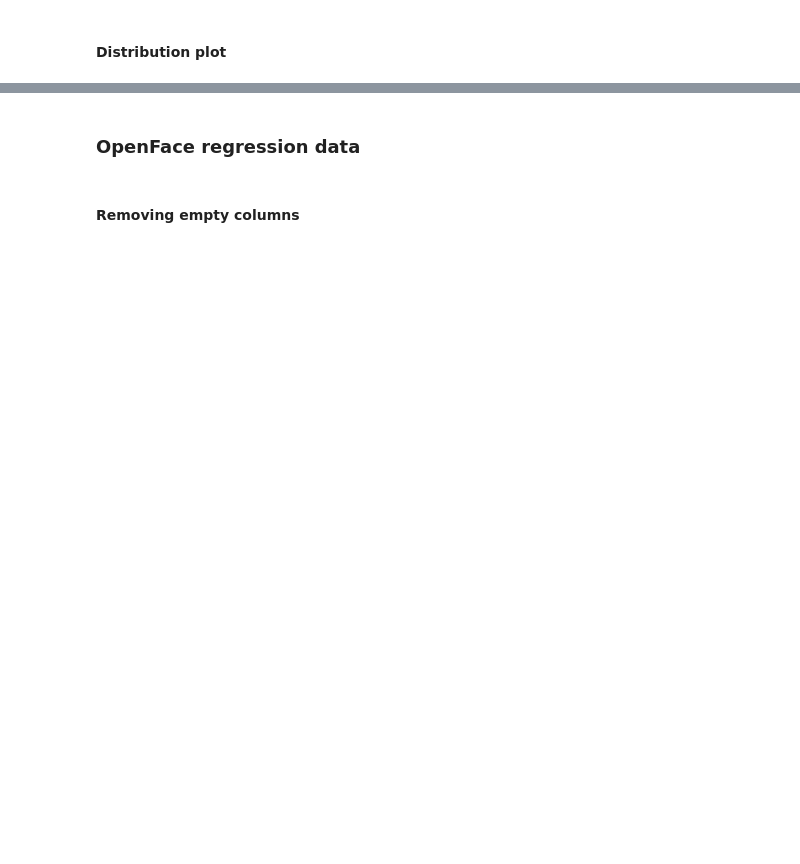
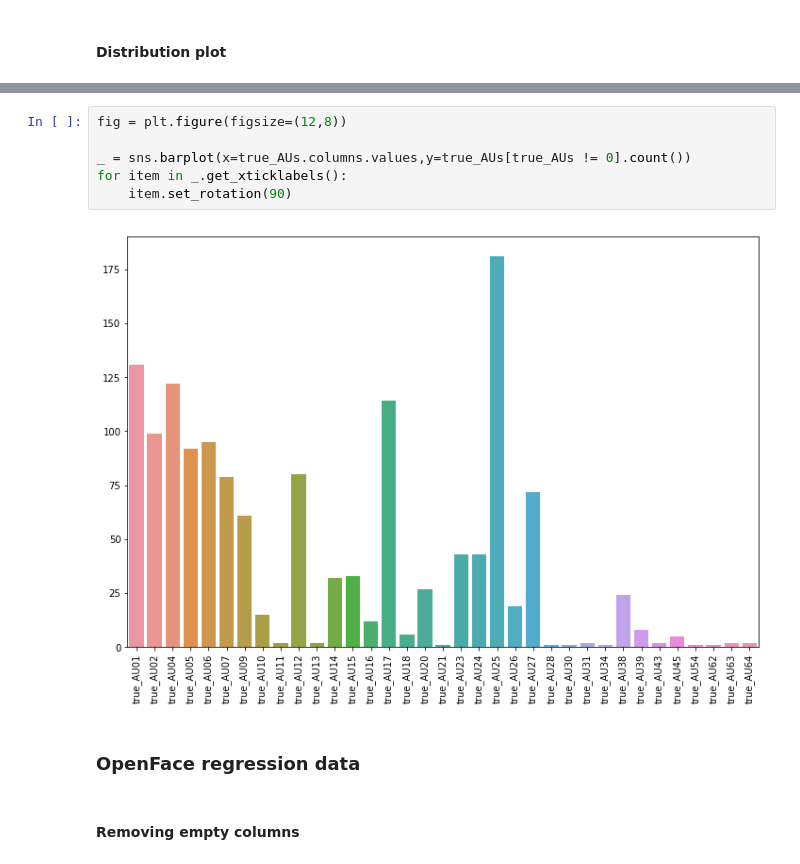
Before and after one commit to tonca/emotion_recognition, a Jupyter notebook: notebooks/Data_Analysis_Images_AUs.ipynb, the cells around one changed output, grey strips where cells are left out. Drawn from its saved outputs; the diff is of its cells as text; blank space fills up the shorter version.

```diff
--- a/notebooks/Data_Analysis_Images_AUs.ipynb
+++ b/notebooks/Data_Analysis_Images_AUs.ipynb
@@ -112,3 +117,11 @@ plt.subplots_adjust(wspace=.5, hspace=.4)
+# %%
+fig = plt.figure(figsize=(12,8))
+
+_ = sns.barplot(x=true_AUs.columns.values,y=true_AUs[true_AUs != 0].count())
+for item in _.get_xticklabels():
+    item.set_rotation(90)
+# %% [output]
+[figure, added]
 # %% [markdown]
 ### OpenFace regression data
 # %% [markdown]
```
Also changed, not shown: parts of 28 cells of this notebook, 2 other files.
